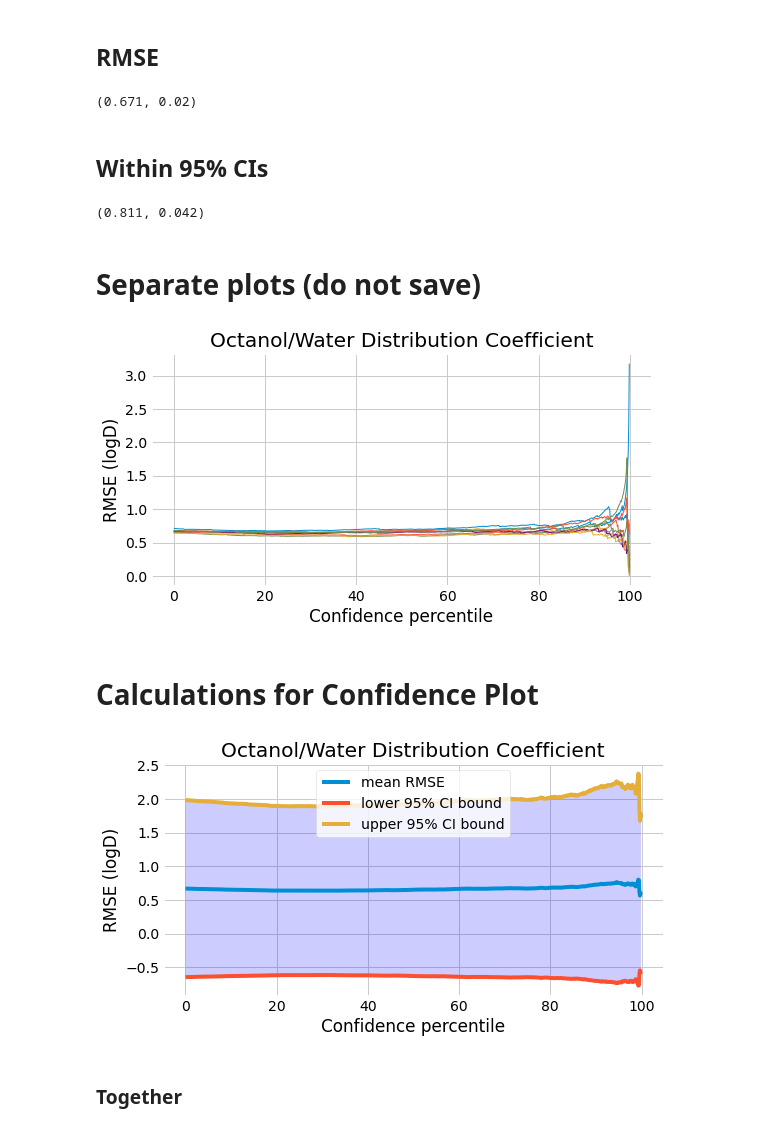
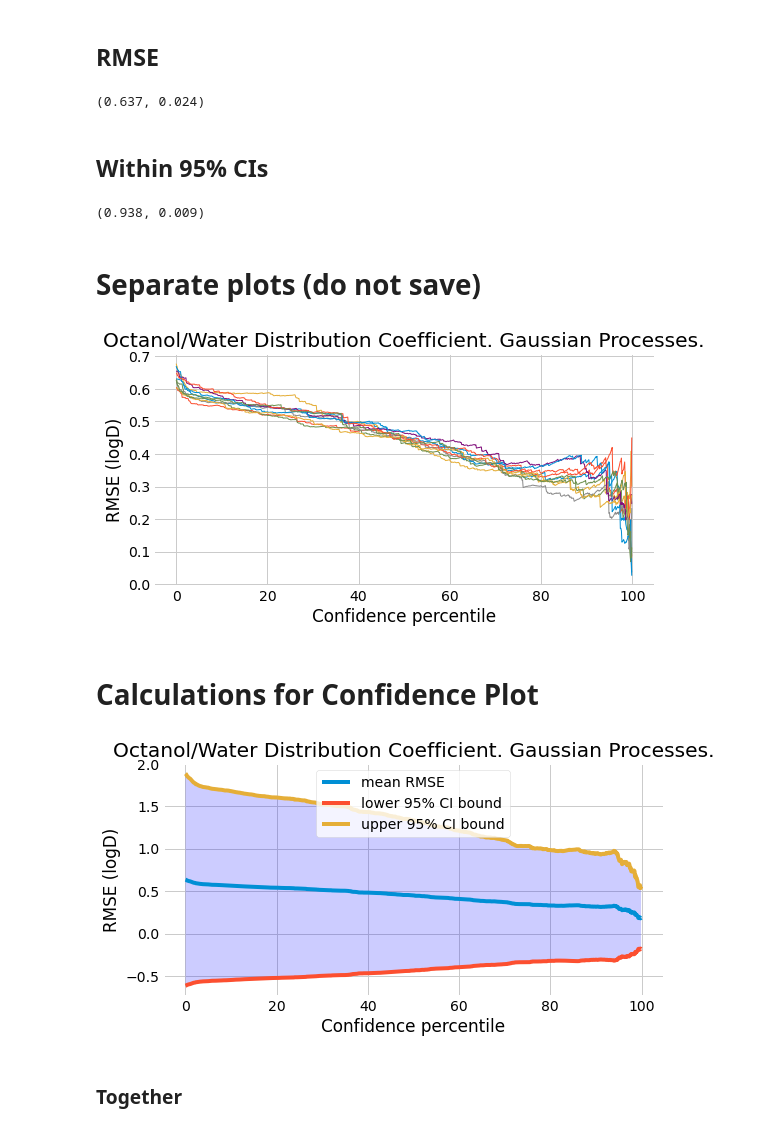
Before and after one commit to GeorgeBatch/moleculenet, a Jupyter notebook: notebooks/prepare_and_plot_extended_ci_rf_and_gp_results.ipynb, the cells around one changed output. Drawn from its saved outputs; the diff is of its cells as text; code cells hidden in the pictures.

```diff
--- a/notebooks/prepare_and_plot_extended_ci_rf_and_gp_results.ipynb
+++ b/notebooks/prepare_and_plot_extended_ci_rf_and_gp_results.ipynb
@@ -93,7 +93,7 @@ plt.rcParams['savefig.facecolor']='w'
 # %% [markdown]
 ## CHOOSE: dataset, smile_type, grid_search_type
 # %%
-dataset = 'lipophilicity'
+dataset = 'freesolv'
 assert dataset in ['freesolv', 'esol', 'lipophilicity']
 
 smile_type = 'original'
@@ -465,7 +467,7 @@ np.mean(cumulrmse_vs_percentile_corr_mult_runs).round(3), np.std(cumulrmse_vs_pe
 # %%
 np.mean(rmse_mult_runs).round(3), np.std(rmse_mult_runs).round(3)
 # %% [output]
-(0.671, 0.02)
+(0.637, 0.024)
 # %% [markdown]
 ## Within 95% CIs
 # %%
@@ -473,25 +475,25 @@ np.mean(rmse_mult_runs).round(3), np.std(rmse_mult_runs).round(3)
 # %%
 np.mean(within_95_cis_mult_runs).round(3), np.std(within_95_cis_mult_runs).round(3)
 # %% [output]
-(0.811, 0.042)
+(0.938, 0.009)
 # %% [markdown]
 # Separate plots (do not save)
 # %%
 # set size
 plt.figure(figsize=FIGSIZE_HEATMAP)
 
 for flipped_cumul_rmse in flipped_cumulrmse_mult_runs:
     plt.plot(confidence_percentiles, flipped_cumul_rmse, linewidth=1)
 
-plt.title(datasets_to_titles[dataset])
+plt.title(f'{datasets_to_titles[dataset]}. {models_to_title_additions[model]}.')
 plt.xlabel('Confidence percentile')
 plt.ylabel(f'RMSE {datasets_to_units[dataset]}')
 
 
 #plt.savefig(f'{PLOTS_DIR}/ci_plots/cumulrmse_vs_confidence_mult_run_{dataset}_{cf}_{model}.png', dpi=DPI, bbox_inches='tight')
 plt.show()
 # %% [output]
-[figure, old version]
+[figure, new version]
 # %% [markdown]
 # Calculations for Confidence Plot
 # %%
@@ -515,14 +517,14 @@ plt.fill_between(confidence_percentiles, flipped_cumulrmse_upper, flipped_cumulr
 
 plt.legend(loc='upper center')
 
-plt.title(datasets_to_titles[dataset])
+plt.title(f'{datasets_to_titles[dataset]}. {models_to_title_additions[model]}.')
 plt.xlabel('Confidence percentile')
 plt.ylabel(f'RMSE {datasets_to_units[dataset]}')
 
 #plt.savefig(f'{PLOTS_DIR}/ci_plots/cumulrmse_vs_confidence_with_ci_bounds_{dataset}_{cf}_{model}.png', dpi=DPI, bbox_inches='tight')
 plt.show()
 # %% [output]
-[figure, old version]
+[figure, new version]
 # %% [markdown]
 ### Together
 # %%
```
Also changed, not shown: parts of 18 cells of this notebook, 24 other files.
